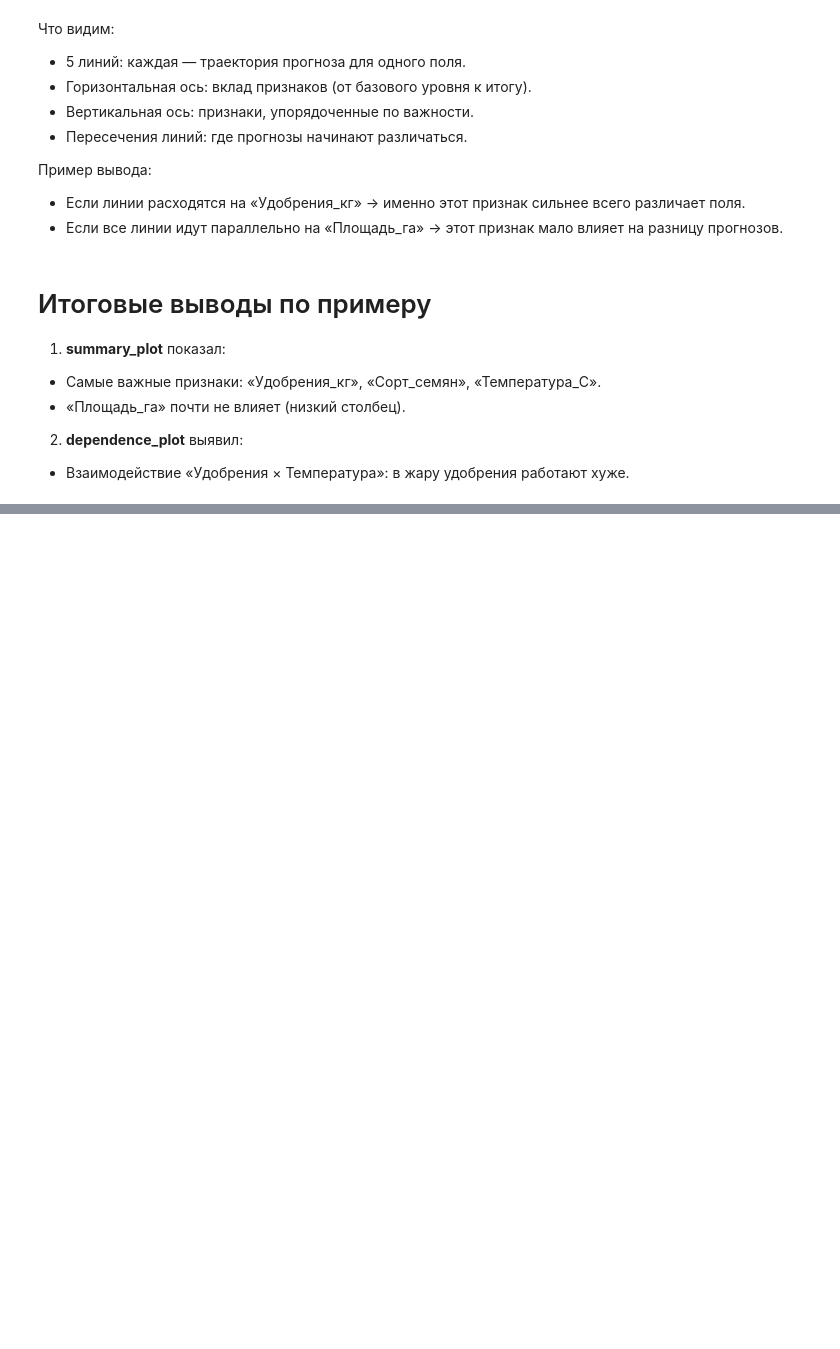
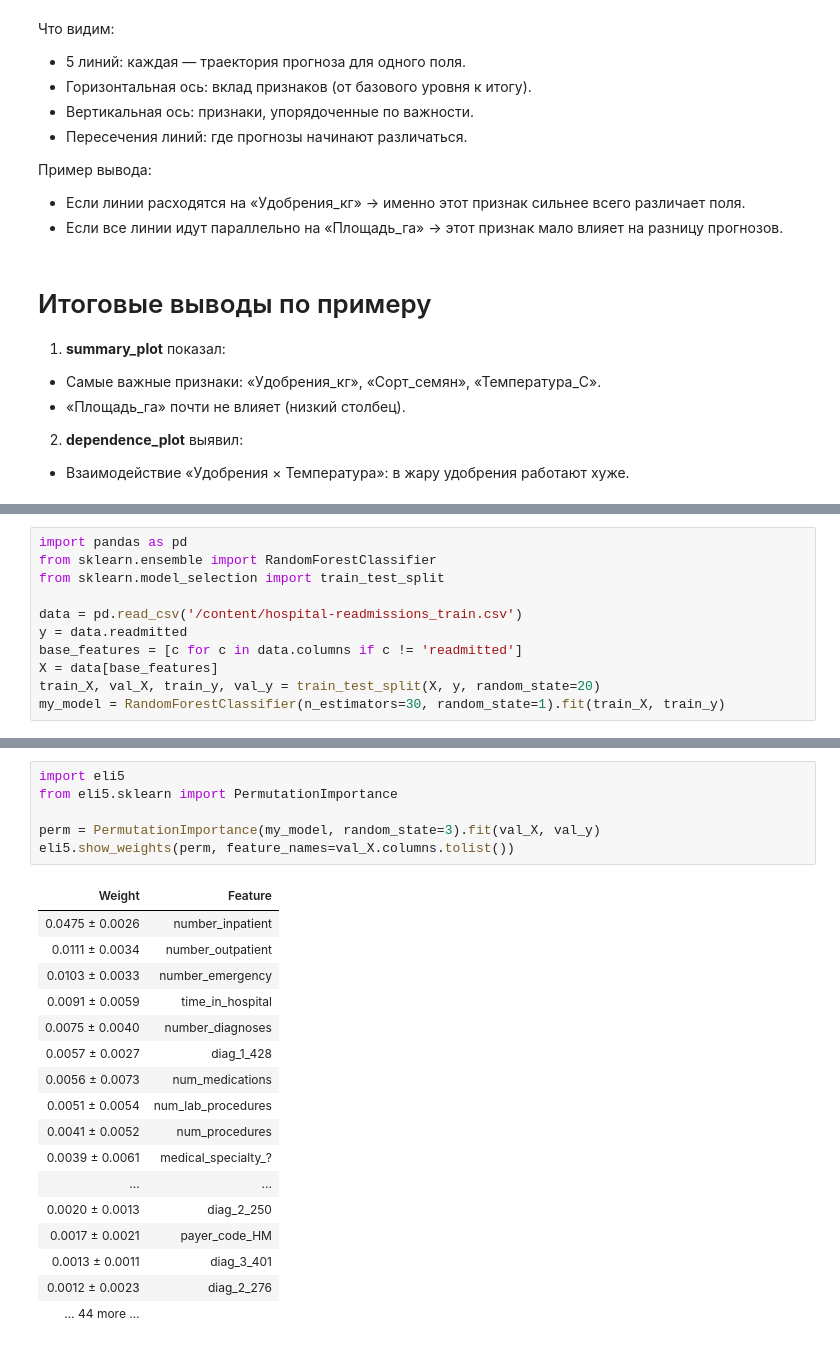
Before and after one commit to Grashch/Kaggle_tasks, a Jupyter notebook: SHAP_Values.ipynb, the cells around one changed output, grey strips where cells are left out. Saved outputs shown, nothing was run; the diff lists cells and outputs as text; blank space fills up the shorter version.

```diff
--- a/SHAP_Values.ipynb
+++ b/SHAP_Values.ipynb
@@ -213,0 +218,11 @@ plt.show()
+# %%
+import pandas as pd
+from sklearn.ensemble import RandomForestClassifier
+from sklearn.model_selection import train_test_split
+
+data = pd.read_csv('/content/hospital-readmissions_train.csv')
+y = data.readmitted
+base_features = [c for c in data.columns if c != 'readmitted']
+X = data[base_features]
+train_X, val_X, train_y, val_y = train_test_split(X, y, random_state=20)
+my_model = RandomForestClassifier(n_estimators=30, random_state=1).fit(train_X, train_y)
@@ -213,0 +243,24 @@ plt.show()
+# %%
+import eli5
+from eli5.sklearn import PermutationImportance
+
+perm = PermutationImportance(my_model, random_state=3).fit(val_X, val_y)
+eli5.show_weights(perm, feature_names=val_X.columns.tolist())
+# %% [output]
+| Weight | Feature |
+| 0.0475 ± 0.0026 | number_inpatient |
+| 0.0111 ± 0.0034 | number_outpatient |
+| 0.0103 ± 0.0033 | number_emergency |
+| 0.0091 ± 0.0059 | time_in_hospital |
+| 0.0075 ± 0.0040 | number_diagnoses |
+| 0.0057 ± 0.0027 | diag_1_428 |
+| 0.0056 ± 0.0073 | num_medications |
+| 0.0051 ± 0.0054 | num_lab_procedures |
+| 0.0041 ± 0.0052 | num_procedures |
+| 0.0039 ± 0.0061 | medical_specialty_? |
+| ... | ... |
+| 0.0020 ± 0.0013 | diag_2_250 |
+| 0.0017 ± 0.0021 | payer_code_HM |
+| 0.0013 ± 0.0011 | diag_3_401 |
+| 0.0012 ± 0.0023 | diag_2_276 |
+| … 44 more … |  |
```
Also changed, not shown: parts of 4 cells of this notebook.
